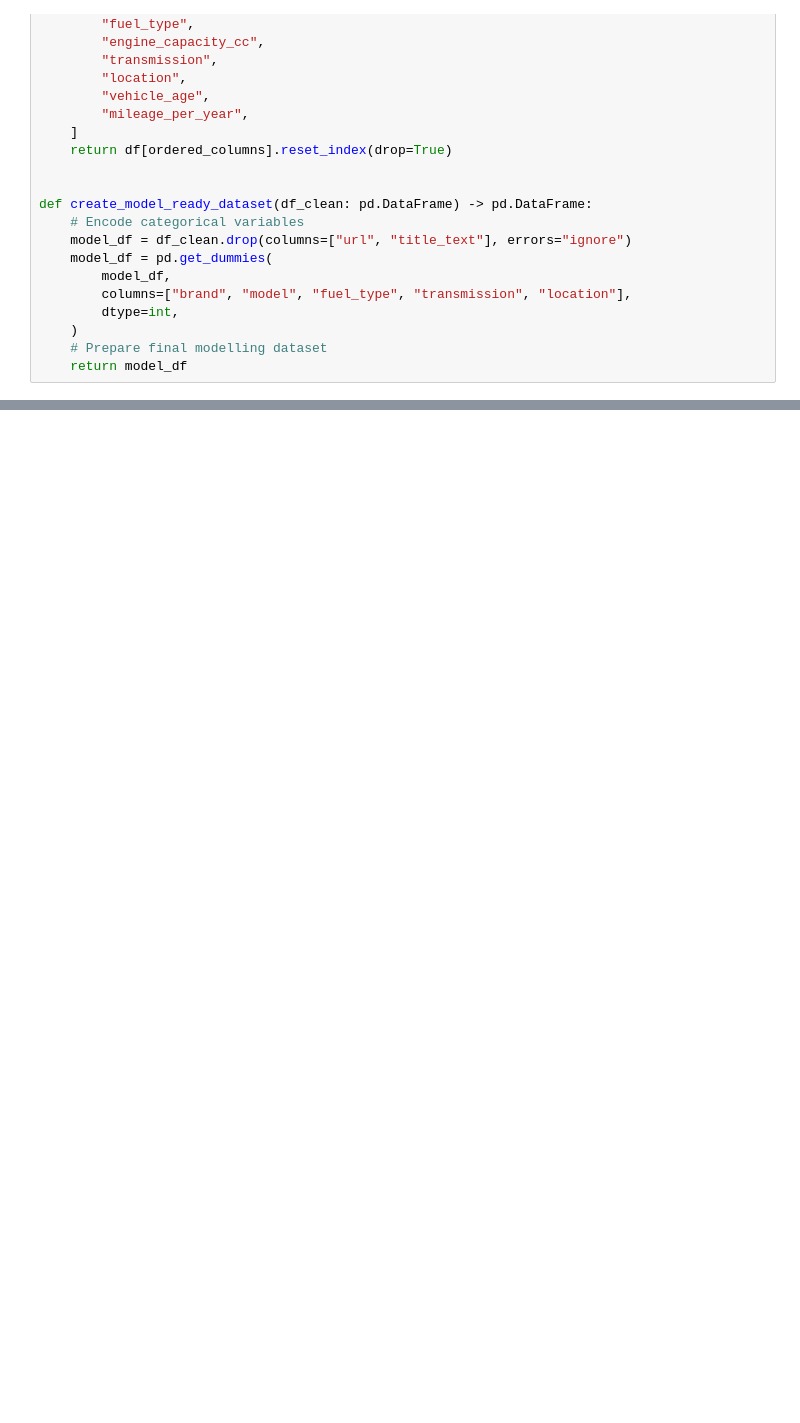
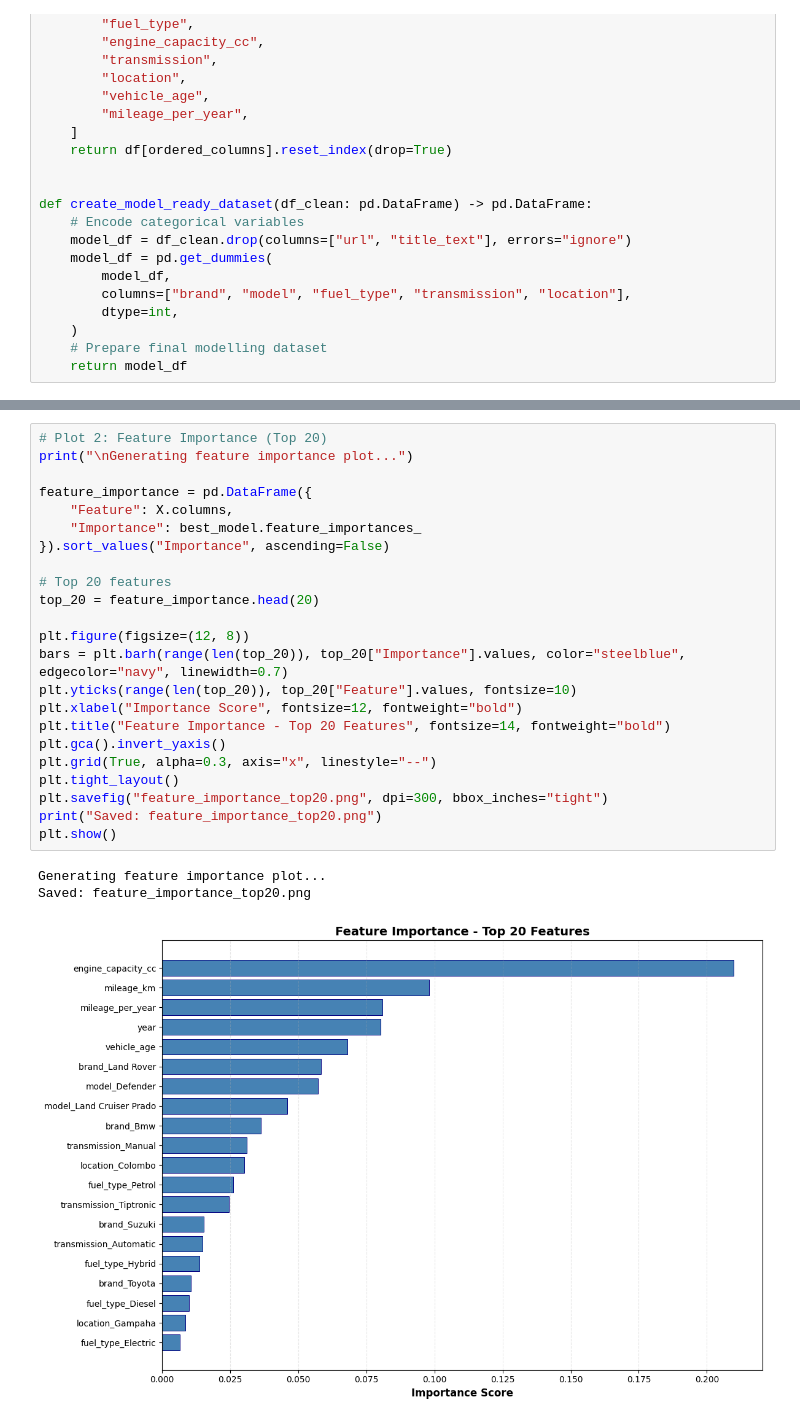
Before and after one commit to NethmaKarunathilaka/car-price-prediction, a Jupyter notebook: preprocessing.ipynb, the cells around one changed output, grey strips where cells are left out. Drawn from its saved outputs; the diff is of its cells as text; blank space fills up the shorter version.

```diff
--- a/preprocessing.ipynb
+++ b/preprocessing.ipynb
@@ -200,0 +404,27 @@ clean_df.head(), model_df.head()
+# %%
+# Plot 2: Feature Importance (Top 20)
+print("\nGenerating feature importance plot...")
+
+feature_importance = pd.DataFrame({
+    "Feature": X.columns,
+    "Importance": best_model.feature_importances_
+}).sort_values("Importance", ascending=False)
+
+# Top 20 features
+top_20 = feature_importance.head(20)
+
+plt.figure(figsize=(12, 8))
+bars = plt.barh(range(len(top_20)), top_20["Importance"].values, color="steelblue", edgecolor="navy", linewidth=0.7)
+plt.yticks(range(len(top_20)), top_20["Feature"].values, fontsize=10)
+plt.xlabel("Importance Score", fontsize=12, fontweight="bold")
+plt.title("Feature Importance - Top 20 Features", fontsize=14, fontweight="bold")
+plt.gca().invert_yaxis()
+plt.grid(True, alpha=0.3, axis="x", linestyle="--")
+plt.tight_layout()
+plt.savefig("feature_importance_top20.png", dpi=300, bbox_inches="tight")
+print("Saved: feature_importance_top20.png")
+plt.show()
+# %% [output]
+Generating feature importance plot...
+Saved: feature_importance_top20.png
+[figure, added]
```
Also changed, not shown: parts of 10 cells of this notebook, 4 other files.
